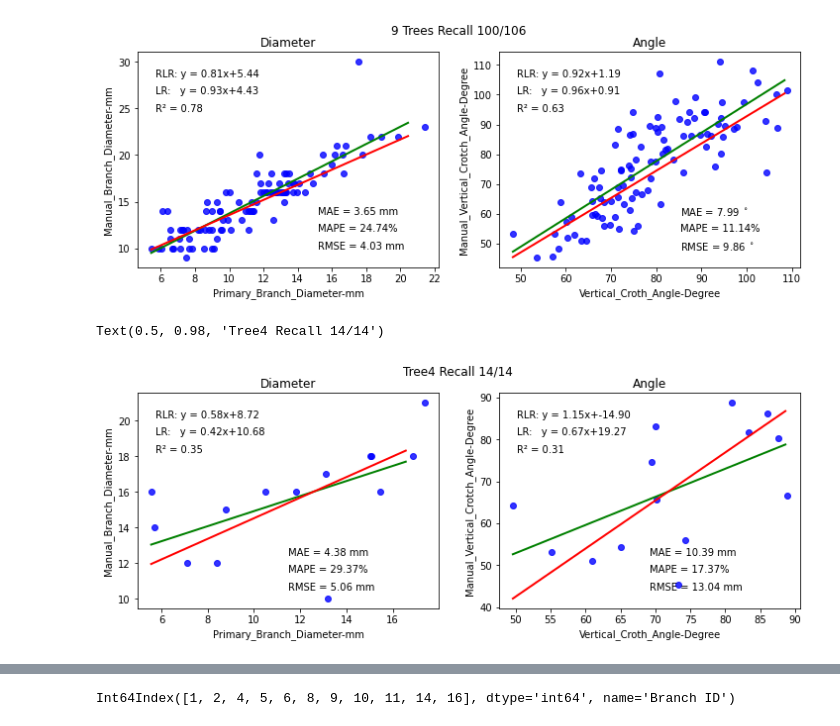
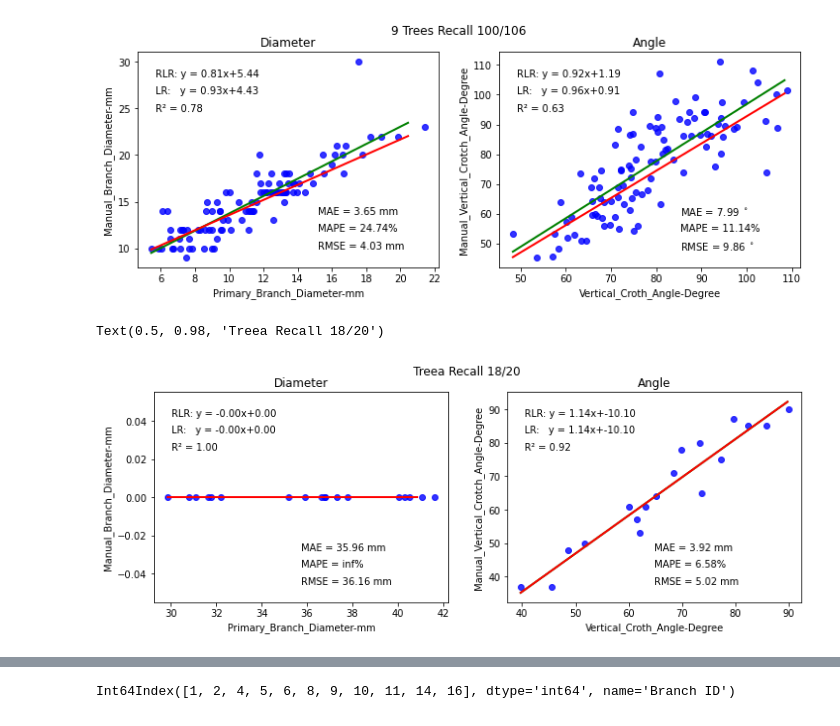
Before and after one commit to suptimq/AppleQSM, a Jupyter notebook: code/notebook/plot_branch_corr.ipynb, the cells around one changed output, grey strips where cells are left out. Cells and saved outputs as stored; diff of their text form; code cells hidden in the pictures.

Commit message:
save sample tree evaluation fig

```diff
--- a/code/notebook/plot_branch_corr.ipynb
+++ b/code/notebook/plot_branch_corr.ipynb
@@ -126,8 +126,8 @@ def evaluation(sensor_measurement, x, y):
 field_measurement_filepath = Path(r"D:\Data\Apple_Orchard\Lailiang_Cheng\Field_Measurements.xlsx")
 
 data_folder = Path(r'D:\Code\Apple_Crop_Potential_Prediction\data\characterization')
-exp_id =  'multiplier_by_3_cpc_sphere_radius_002'
-exp_ref_id = 'multiplier_by_3'
+exp_id =  'baseline'
+exp_ref_id = 'baseline'
 data_folder = data_folder / exp_id
 excel_files = sorted(glob(str(data_folder / 'tree*.xlsx')))
 print(excel_files)
@@ -333,7 +329,7 @@ all_tree_df.to_csv(str(save_folder / 'all_tree.csv'))
 # %%
 fig, axes = plt.subplots(nrows=1, ncols=2, figsize=(12,4))
 
-characterization_filepath = excel_files[3]
+characterization_filepath = excel_files[-1]
 
 tree_id = Path(characterization_filepath).stem
 tree_id = tree_id.split('_')[0]
@@ -367,35 +363,35 @@ sns.regplot(x=x_axis, y=y_axis, data=valid_sensor_measurement_df, ci=None, fit_r
 ax.plot(lr_x, lr_y, color="green", linewidth=2, label="Linear regressor")
 ax.plot(ransac_lr_x, ransac_lr_y, color="red", linewidth=2, label="RANSAC regressor")
 ax.text(0.06, 0.9, f'RLR: y = {rlr_coef[0][0]:.2f}x+{rlr_intercept[0]:.2f}', horizontalalignment='left', verticalalignment='center', transform=ax.transAxes)
 ax.text(0.06, 0.82, f'LR:   y = {lr_coef[0][0]:.2f}x+{lr_intercept[0]:.2f}', horizontalalignment='left', verticalalignment='center', transform=ax.transAxes)
 ax.text(0.06, 0.74, f'R\u00b2 = {lr_score:.2f}', horizontalalignment='left', verticalalignment='center', transform=ax.transAxes)
 ax.text(0.5, 0.26, f"MAE = {metrics['MAE']} mm", horizontalalignment='left', verticalalignment='center', transform=ax.transAxes)
 ax.text(0.5, 0.18, f"MAPE = {metrics['MAPE']}%", horizontalalignment='left', verticalalignment='center', transform=ax.transAxes)
 ax.text(0.5, 0.1, f"RMSE = {metrics['RMSE']} mm", horizontalalignment='left', verticalalignment='center', transform=ax.transAxes)
 ax.set_title('Diameter')
 
 ax = axes[1]
 x_axis = 'Vertical_Croth_Angle-Degree'
 y_axis = 'Manual_Vertical_Crotch_Angle-Degree'
 metrics = evaluation(valid_sensor_measurement_df, x=x_axis, y=y_axis)
 lr_x, lr_y, lr_coef, lr_intercept, lr_score = metrics['LR']
 ransac_lr_x, ransac_lr_y, rlr_coef, rlr_intercept, rlr_score = metrics['RLR']
 sns.regplot(x=x_axis, y=y_axis, data=valid_sensor_measurement_df, ci=None, fit_reg=False, robust=False, scatter_kws={"color": "blue"}, line_kws={"color": "red"}, ax=ax)
 ax.plot(lr_x, lr_y, color="green", linewidth=2, label="Linear regressor")
 ax.plot(ransac_lr_x, ransac_lr_y, color="red", linewidth=2, label="RANSAC regressor")
 ax.text(0.06, 0.9, f'RLR: y = {rlr_coef[0][0]:.2f}x+{rlr_intercept[0]:.2f}', horizontalalignment='left', verticalalignment='center', transform=ax.transAxes)
 ax.text(0.06, 0.82, f'LR:   y = {lr_coef[0][0]:.2f}x+{lr_intercept[0]:.2f}', horizontalalignment='left', verticalalignment='center', transform=ax.transAxes)
 ax.text(0.06, 0.74, f'R\u00b2 = {lr_score:.2f}', horizontalalignment='left', verticalalignment='center', transform=ax.transAxes)
 ax.text(0.5, 0.26, f"MAE = {metrics['MAE']} mm", horizontalalignment='left', verticalalignment='center', transform=ax.transAxes)
 ax.text(0.5, 0.18, f"MAPE = {metrics['MAPE']}%", horizontalalignment='left', verticalalignment='center', transform=ax.transAxes)
 ax.text(0.5, 0.1, f"RMSE = {metrics['RMSE']} mm", horizontalalignment='left', verticalalignment='center', transform=ax.transAxes)
 ax.set_title('Angle')
 
 fig.suptitle(f'{tree_id.capitalize()} Recall {total_sensor_measurement}/{total_field_measurement}')
 # plt.savefig(str(save_folder / tree_id.capitalize()))
 # %% [output]
-Text(0.5, 0.98, 'Tree4 Recall 14/14')
+Text(0.5, 0.98, 'Treea Recall 18/20')
-[figure, old version]
+[figure, new version]
 # %%
 valid_sensor_measurement_df
 # %% [output]
```
Also changed, not shown: parts of 3 cells of this notebook.
